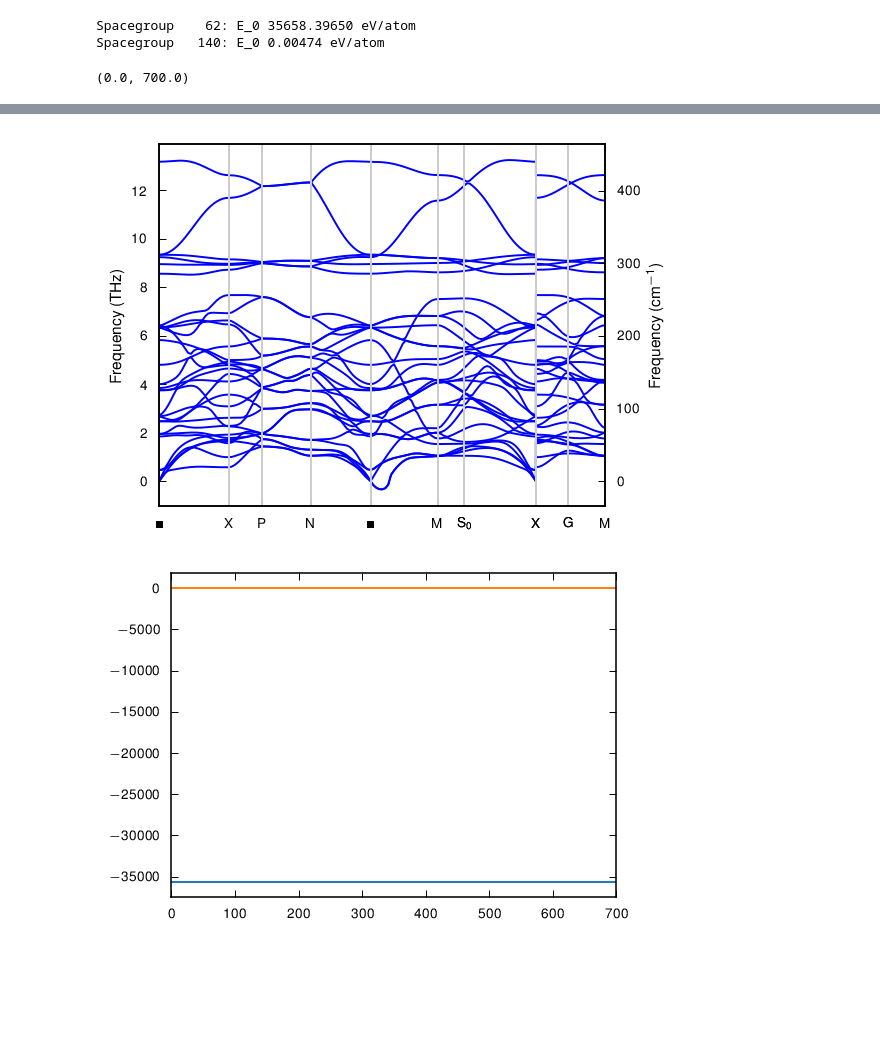
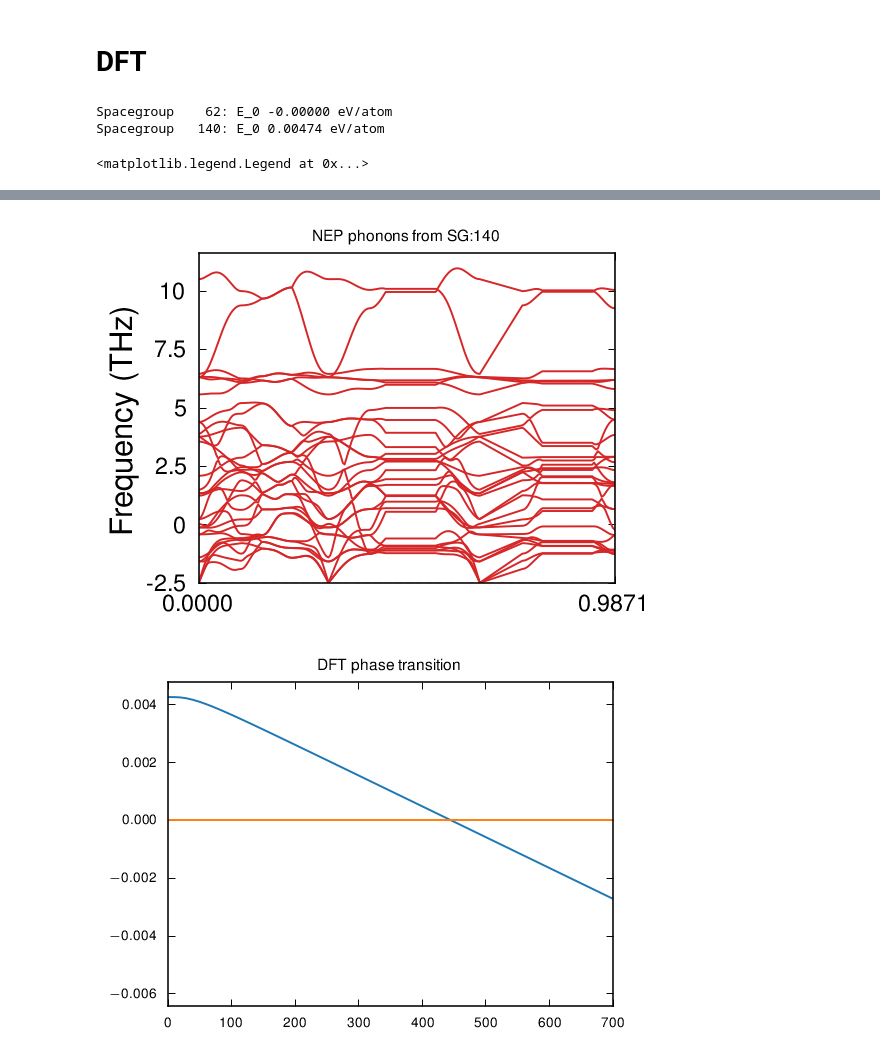
Before and after one commit to NU-CEM/2024_BaZrS3_Phase_Transitions, a Jupyter notebook: test_anharmonic.ipynb, the cells around one changed output, grey strips where cells are left out. Drawn from its saved outputs; the diff is of its cells as text; code cells hidden in the pictures; blank space fills up the shorter version.

```diff
--- a/test_anharmonic.ipynb
+++ b/test_anharmonic.ipynb
@@ -28,7 +28,7 @@ warnings.filterwarnings("ignore", category=DeprecationWarning)
 data_dict = dict()
 sg_vals = [62, 140]
 EvTokJmol = 96.4853905398362
-cell = [True, False]
+cell = [False, True]
 for c_cell in cell:
     for sg in sg_vals:
         structure = read(f'BaZrS3-spg{sg}.xyz')
@@ -74,7 +74,7 @@ for c_cell in cell:
 
         # beautify the labels on the x-axis
         labels = path['explicit_kpoints_labels']
-        labels = ['$\Gamma$' if m == 'GAMMA' else m for m in labels]
+        labels = [r'$\UG{\Gamma}$' if m == 'GAMMA' else m for m in labels]
         labels = [m.replace('_', '$_') + '$' if '_' in m else m for m in labels]
         df_path = DataFrame(dict(labels=labels,
                          positions=path['explicit_kpoints_linearcoord']))
@@ -83,10 +83,14 @@ for c_cell in cell:
         ax.set_xticklabels(df_path.labels)
         for xp in df_path.positions:
             ax.axvline(xp, color='0.8')
+        ax.set_title(f'NEP phonons from SG:{sg}')
 
         plt.tight_layout()
 
+
     fig, ax = plt.subplots(figsize=(4.1, 3), dpi=140)
-    ax.plot(data_dict[140][0],data_dict[140][1]-data_dict[62][1])
-    ax.plot(data_dict[140][0],data_dict[62][1]-data_dict[62][1])
+    ax.plot(data_dict[140][0],data_dict[140][1]-data_dict[62][1], label = "tet")
+    ax.plot(data_dict[140][0],data_dict[62][1]-data_dict[62][1], label = "ortho")
+    ax.set_title(f'NEP phase transition with constant volume: {c_cell}')
+    ax.legend()
 # %% [output]
@@ -103,13 +107,12 @@ for c_cell in cell:
+# %% [markdown]
+# DFT
 # %%
 data_dict_DFT = dict()
-sg_vals = [62, 140]
-EvTokJmol = 96.4853905398362
-cell = [True, False]
 
 E_ref = -71316.788258637
 for sg in sg_vals:
         structure = read(f'BaZrS3_tilt_{sg}/relaxation/calculation/aims.out')
-        E_0 = prim.get_potential_energy() / len(structure)
+        E_0 = structure.get_potential_energy() / len(structure)
         print(f'Spacegroup  {sg:4d}: E_0 {E_0 - E_ref:.5f} eV/atom')
 
         # get F_vib
@@ -121,44 +124,41 @@ for sg in sg_vals:
         F_tot = E_0 + F_vib
         data_dict_DFT[sg] = temperatures, F_tot
 
-        phonon = get_force_constants(structure, calculator, [2,2,2])
-        structure_tuple = (structure.cell, structure.get_scaled_positions(), structure.numbers)
+
+        structure_tuple = (structure.cell[:], structure.get_scaled_positions(), structure.numbers)
         path = get_explicit_k_path(structure_tuple)
+        phonon = phonopy.load(f'BaZrS3_tilt_{sg}/phonons/phonopy/output/phonopy.yaml')
         phonon.run_band_structure([path['explicit_kpoints_rel']])
         band = phonon.get_band_structure_dict()
-        df = DataFrame(band['frequencies'][0])
-        df.index = path['explicit_kpoints_linearcoord']
-        fig, ax = plt.subplots(figsize=(4.2, 3), dpi=140)
+        phonopy_paths, phonopy_dists, phonopy_freqs, *_ = phonon.get_band_structure()
 
-        for col in df.columns:
-            ax.plot(df.index, df[col], color='blue')
-        ax.set_xlim(df.index.min(), df.index.max())
-
-        ax.set_ylabel('Frequency (THz)')
-        ax2 = ax.twinx()
-        ax2.set_ylabel('Frequency (cm$^{-1}$)')
-        ax2.set_ylim(THzToCm * np.array(ax.get_ylim()))
-
-        # beautify the labels on the x-axis
-        labels = path['explicit_kpoints_labels']
-        labels = ['$\Gamma$' if m == 'GAMMA' else m for m in labels]
-        labels = [m.replace('_', '$_') + '$' if '_' in m else m for m in labels]
-        df_path = DataFrame(dict(labels=labels,
-                         positions=path['explicit_kpoints_linearcoord']))
-        df_path.drop(df_path.index[df_path.labels == ''], axis=0, inplace=True)
-        ax.set_xticks(df_path.positions)
-        ax.set_xticklabels(df_path.labels)
-        for xp in df_path.positions:
+        fig, ax = plt.subplots(figsize=(4.1, 3), dpi=140)
+        ax.set_ylabel('Frequency (THz)', fontsize=16)
+        xticks = [d[0] for d in phonopy_dists] + [phonopy_dists[-1][-1]]
+        #labels = [r'$\UG{\Gamma}$' if m == 'G' else m for m in [path['explicit_kpoints_rel']]]
+        ax.set_xticks(xticks)
+        #ax.set_xticklabels(labels)
+        ax.set_yticklabels([0,-2.5, 0, 2.5, 5, 7.5, 10, 12.5])
+        ax.axhline(0, linestyle = '--', color = '0.8')
+        for xp in xticks:
             ax.axvline(xp, color='0.8')
 
-        plt.tight_layout()
+        ax.plot(np.hstack(phonopy_dists), np.vstack(phonopy_freqs), color='tab:red')
+        ax.set_xlim(np.hstack(phonopy_dists).min(),np.hstack(phonopy_dists).max())
+        ax.set_ylim(np.vstack(phonopy_freqs).min())
+        ax.tick_params(labelsize=12)
+        ax.set_title(f'NEP phonons from SG:{sg}')
+        fig.tight_layout()
+
 
 
 fig, ax = plt.subplots(figsize=(4.1, 3), dpi=140)
 ax.plot(data_dict_DFT[140][0],data_dict_DFT[140][1]-data_dict_DFT[62][1])
 ax.plot(data_dict_DFT[140][0],data_dict_DFT[62][1]-data_dict_DFT[62][1])
 ax.set_xlim([0,700])
+ax.set_title('DFT phase transition')
+ax.legend()
 # %% [output]
-Spacegroup    62: E_0 35658.39650 eV/atom
+Spacegroup    62: E_0 -0.00000 eV/atom
 Spacegroup   140: E_0 0.00474 eV/atom
-(0.0, 700.0)
+<matplotlib.legend.Legend at 0x...>
@@ -166,4 +166,4 @@ Spacegroup   140: E_0 0.00474 eV/atom
-[figure, old version]
+[figure, new version]
-[figure, old version]
+[figure, new version]
 # %%
 fig, ax = plt.subplots(figsize=(4.1, 3), dpi=140)
```
Also changed, not shown: parts of 3 cells of this notebook, 3 other files.
